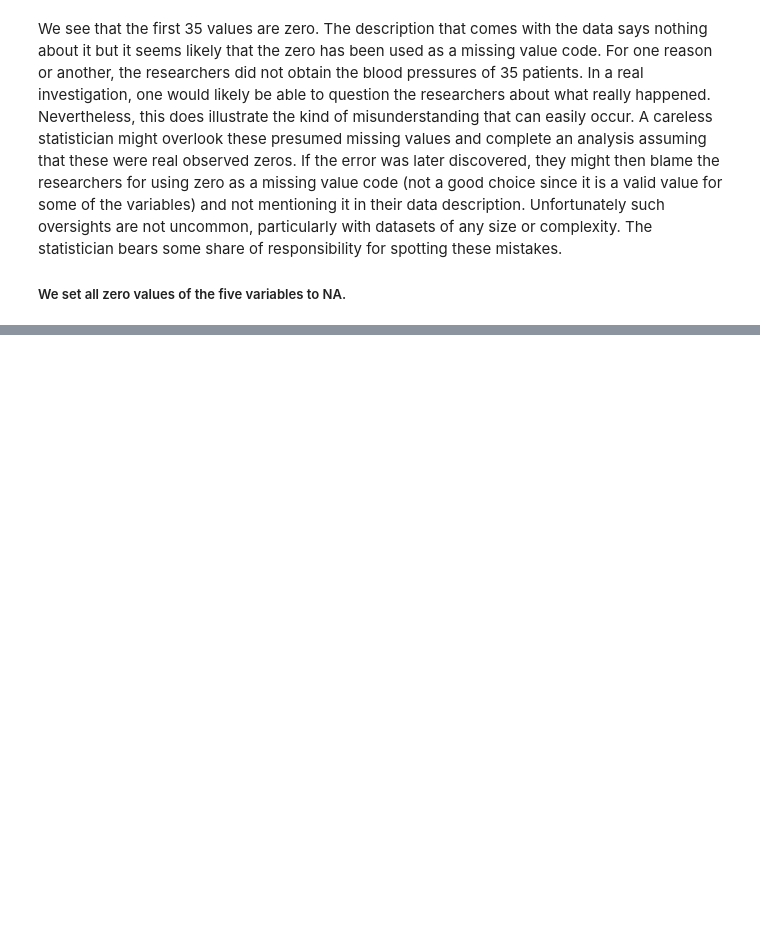
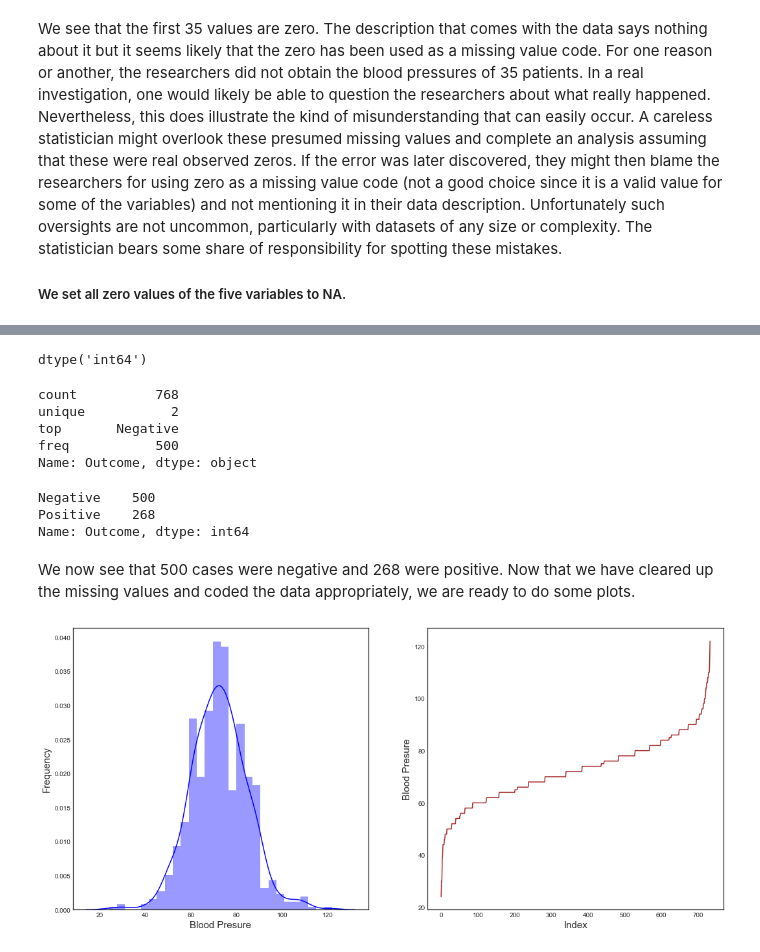
Before and after one commit to LeoUCD/Linear_Models_in_Python, a Jupyter notebook: Chapter1_Introduction.ipynb, the cells around one changed output, grey strips where cells are left out. Drawn from its saved outputs; the diff is of its cells as text; code cells hidden in the pictures; blank space fills up the shorter version.

```diff
--- a/Chapter1_Introduction.ipynb
+++ b/Chapter1_Introduction.ipynb
@@ -114,3 +114,47 @@ pima.describe().round(2)
 | 50% | 3.00 | 117.00 | 72.00 | 29.00 | 125.00 | 32.30 | 0.37 | 29.00 | ... |
 | 75% | 6.00 | 141.00 | 80.00 | 36.00 | 190.00 | 36.60 | 0.63 | 41.00 | ... |
 | max | 17.00 | 199.00 | 122.00 | 99.00 | 846.00 | 67.10 | 2.42 | 81.00 | ... |
+# %%
+pima.Outcome.dtype
+# %% [output]
+dtype('int64')
+# %%
+pima.Outcome=pima.Outcome.astype('category')
+pima.Outcome=pima.Outcome.cat.rename_categories(['Negative','Positive'])
+pima.Outcome.describe()
+# %% [output]
+count          768
+unique           2
+top       Negative
+freq           500
+Name: Outcome, dtype: object
+# %%
+pima.Outcome.value_counts()
+# %% [output]
+Negative    500
+Positive    268
+Name: Outcome, dtype: int64
+# %% [markdown]
+We now see that 500 cases were negative and 268 were positive.
+Now that we have cleared up the missing values and coded the data appropriately, we are
+ready to do some plots.
+# %%
+pimad=pima.BloodPressure.dropna().sort_values()
+# %%
+fig, (ax1, ax2)=plt.subplots(ncols=2,sharex=False, sharey=False)
+fig.set_figheight(8)
+fig.set_figwidth(18)
+
+#First plot
+sns.distplot(pimad,ax=ax1, color='blue')
+ax1.set_xlabel('Blood Presure', fontsize=15)
+ax1.set_ylabel('Frequency', fontsize=15)
+
+#Second plot
+sns.lineplot(np.arange(len(pimad)), pimad, ax=ax2, color='brown')
+ax2.set_ylabel('Blood Presure', fontsize=15)
+ax2.set_xlabel('Index', fontsize=15)
+
+plt.show()
+# %% [output]
+[figure, added]
```
Also changed, not shown: parts of 2 cells of this notebook.
